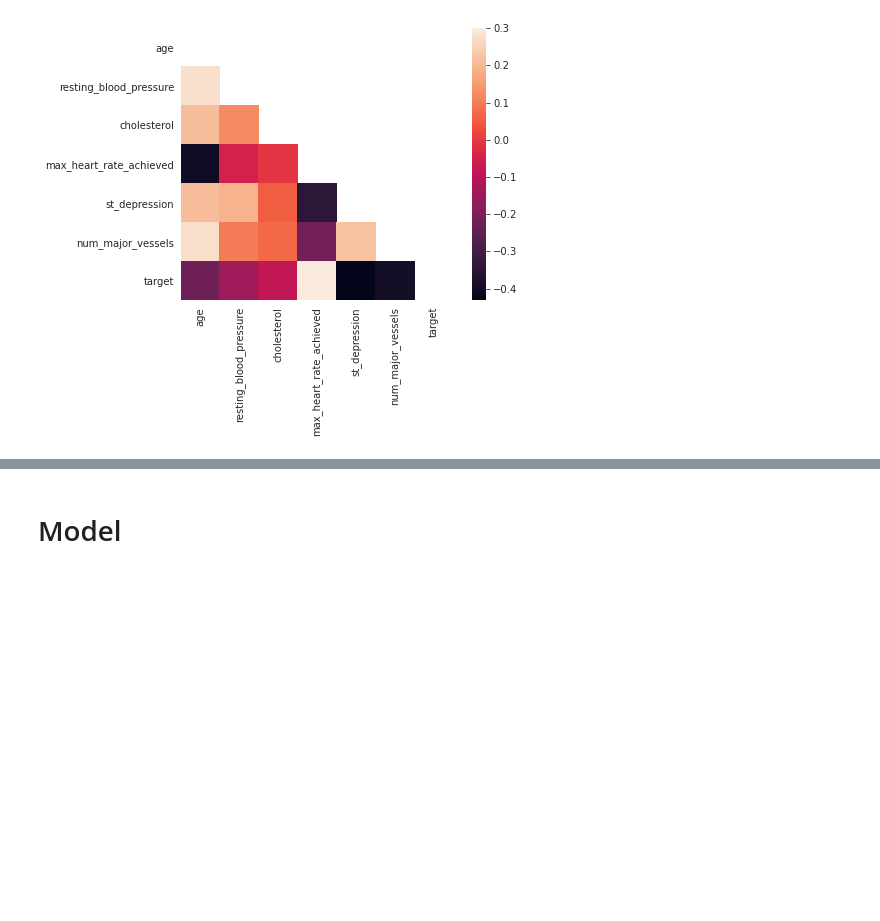
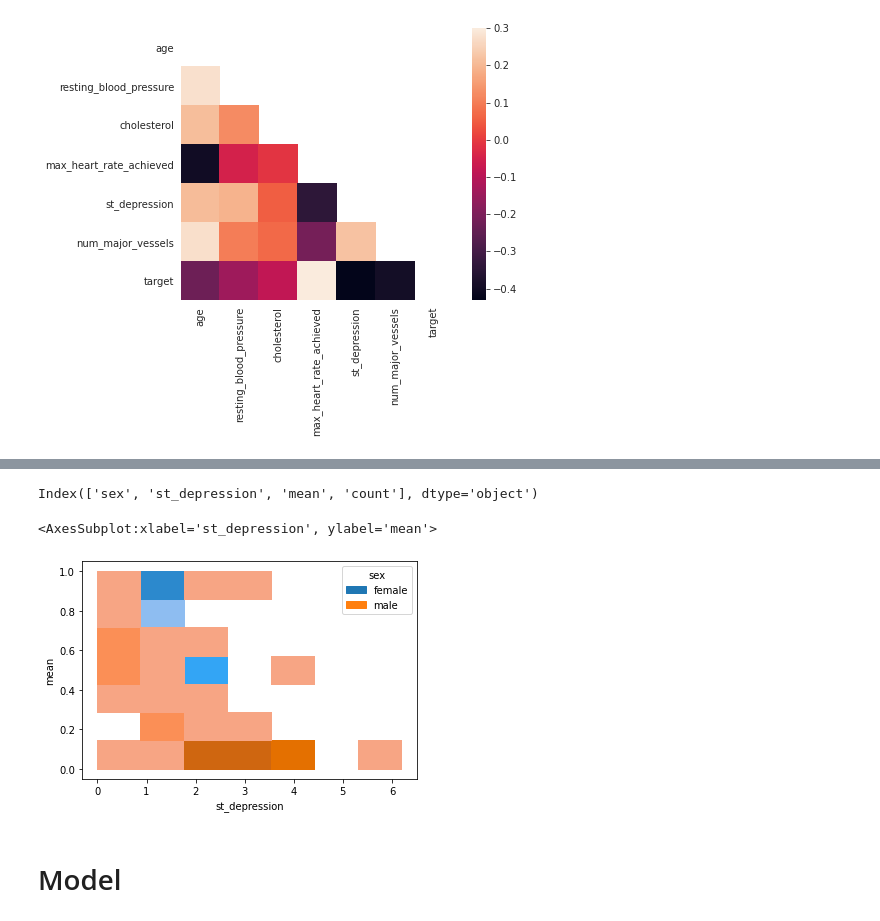
Before and after one commit to nathmart1n/e-commerce-analysis, a Jupyter notebook: main.ipynb, the cells around one changed output, grey strips where cells are left out. Saved outputs shown, nothing was run; the diff lists cells and outputs as text; code cells hidden in the pictures; blank space fills up the shorter version.

```diff
--- a/main.ipynb
+++ b/main.ipynb
@@ -147,3 +147,10 @@ with sns.axes_style("white"):
     ax = sns.heatmap(corr, mask=mask, vmax=.3, square=True)
 # %% [output]
 [figure]
+# %%
+d = {('sex', ''): 'sex', ('st_depression', ''): 'st_depression', ('target', 'mean'): 'mean', ('target', 'count'): 'count'}
+
+heart_means = heart[['sex','st_depression','target']].groupby(['sex','st_depression']).agg(['mean','count']).round(2)
+heart_means = heart_means.reset_index()
+heart_means.columns = [d.get(x, x) for x in heart_means.columns]
+heart_means
@@ -150,3 +171,12 @@ with sns.axes_style("white"):
+# %%
+heart_means.columns
+# %% [output]
+Index(['sex', 'st_depression', 'mean', 'count'], dtype='object')
+# %%
+sns.histplot(data=heart_means, x='st_depression', y='mean', hue='sex')
+# %% [output]
+<AxesSubplot:xlabel='st_depression', ylabel='mean'>
+[figure, added]
 # %% [markdown]
 # Model
 # %%
```
Also changed, not shown: parts of 1 cell of this notebook.
